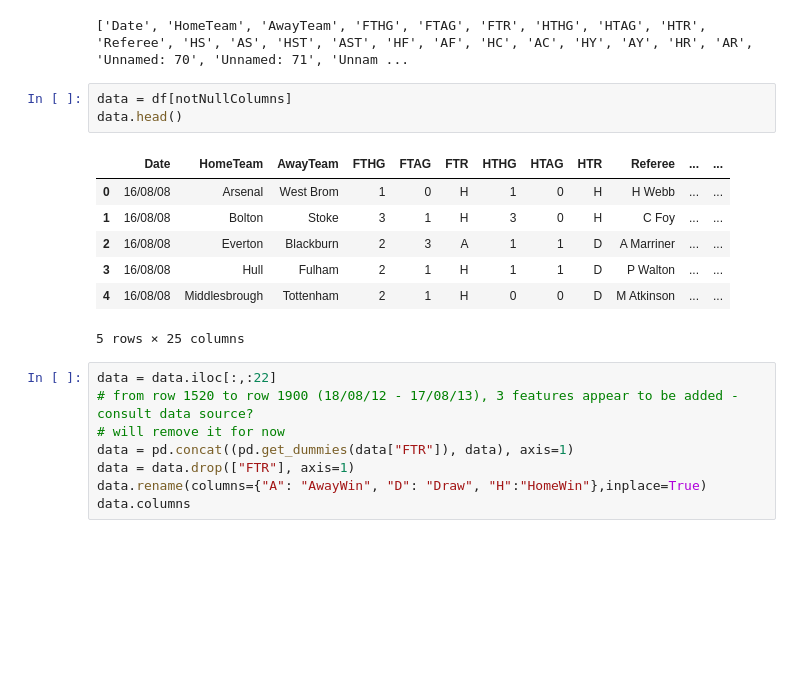
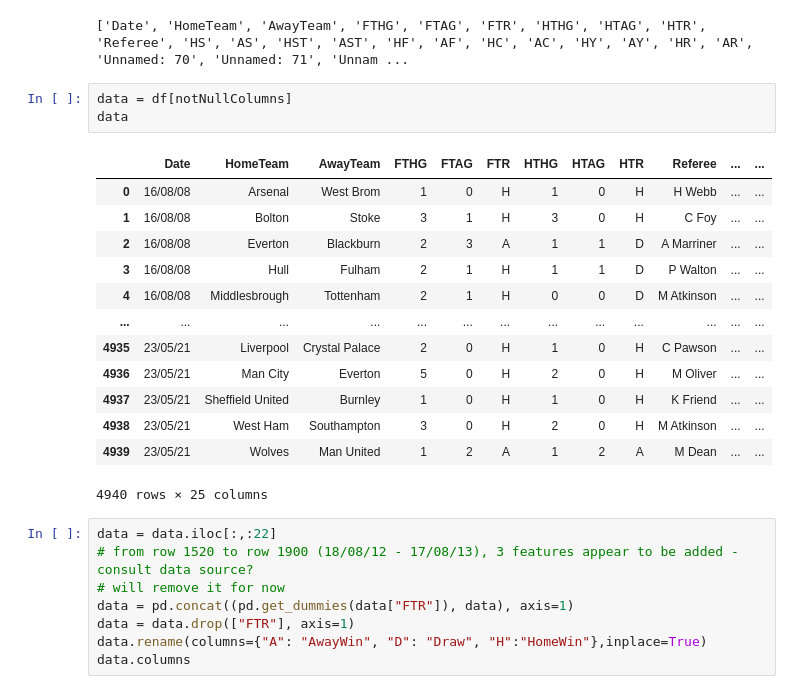
Before and after one commit to yolannel/BeatTheBookies, a Jupyter notebook: data_exploration.ipynb, the cells around one changed output. Saved outputs shown, nothing was run; the diff lists cells and outputs as text; blank space fills up the shorter version.

```diff
--- a/data_exploration.ipynb
+++ b/data_exploration.ipynb
@@ -28,15 +29,21 @@ print(notNullColumns)
 ['Date', 'HomeTeam', 'AwayTeam', 'FTHG', 'FTAG', 'FTR', 'HTHG', 'HTAG', 'HTR', 'Referee', 'HS', 'AS', 'HST', 'AST', 'HF', 'AF', 'HC', 'AC', 'HY', 'AY', 'HR', 'AR', 'Unnamed: 70', 'Unnamed: 71', 'Unnam ...
 # %%
 data = df[notNullColumns]
-data.head()
+data
 # %% [output]
 |  | Date | HomeTeam | AwayTeam | FTHG | FTAG | FTR | HTHG | HTAG | HTR | Referee | ... | ... |
 | 0 | 16/08/08 | Arsenal | West Brom | 1 | 0 | H | 1 | 0 | H | H Webb | ... | ... |
 | 1 | 16/08/08 | Bolton | Stoke | 3 | 1 | H | 3 | 0 | H | C Foy | ... | ... |
 | 2 | 16/08/08 | Everton | Blackburn | 2 | 3 | A | 1 | 1 | D | A Marriner | ... | ... |
 | 3 | 16/08/08 | Hull | Fulham | 2 | 1 | H | 1 | 1 | D | P Walton | ... | ... |
 | 4 | 16/08/08 | Middlesbrough | Tottenham | 2 | 1 | H | 0 | 0 | D | M Atkinson | ... | ... |
+| ... | ... | ... | ... | ... | ... | ... | ... | ... | ... | ... | ... | ... |
+| 4935 | 23/05/21 | Liverpool | Crystal Palace | 2 | 0 | H | 1 | 0 | H | C Pawson | ... | ... |
+| 4936 | 23/05/21 | Man City | Everton | 5 | 0 | H | 2 | 0 | H | M Oliver | ... | ... |
+| 4937 | 23/05/21 | Sheffield United | Burnley | 1 | 0 | H | 1 | 0 | H | K Friend | ... | ... |
+| 4938 | 23/05/21 | West Ham | Southampton | 3 | 0 | H | 2 | 0 | H | M Atkinson | ... | ... |
+| 4939 | 23/05/21 | Wolves | Man United | 1 | 2 | A | 1 | 2 | A | M Dean | ... | ... |
-5 rows × 25 columns
+4940 rows × 25 columns
 # %%
 data = data.iloc[:,:22]
 # from row 1520 to row 1900 (18/08/12 - 17/08/13), 3 features appear to be added - consult data source?
```
Also changed, not shown: parts of 7 cells of this notebook.
